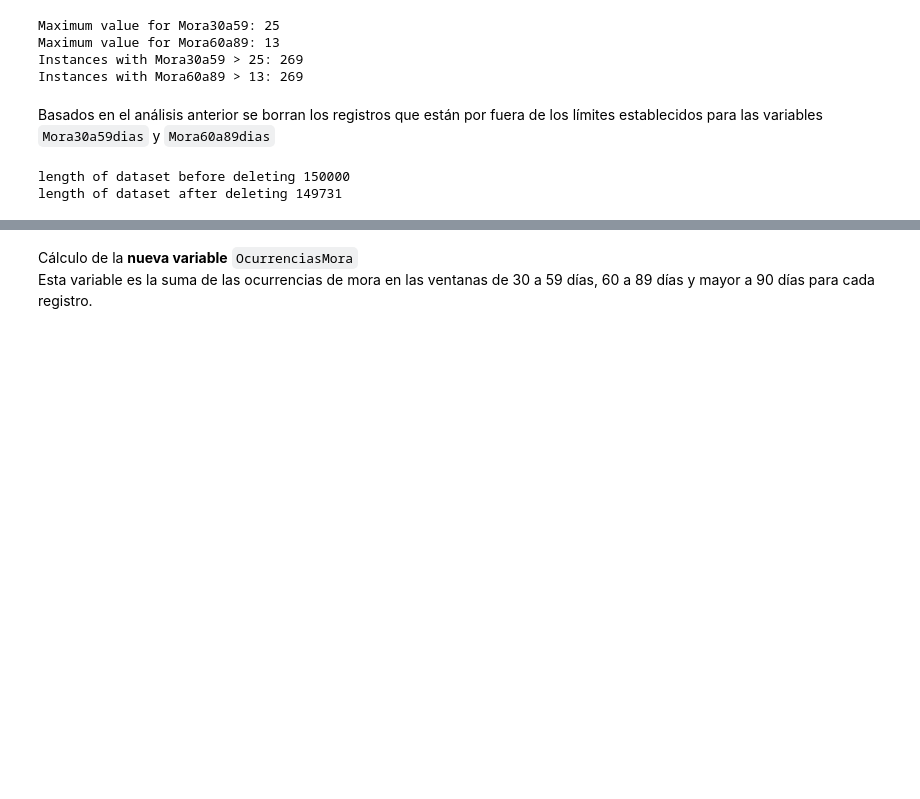
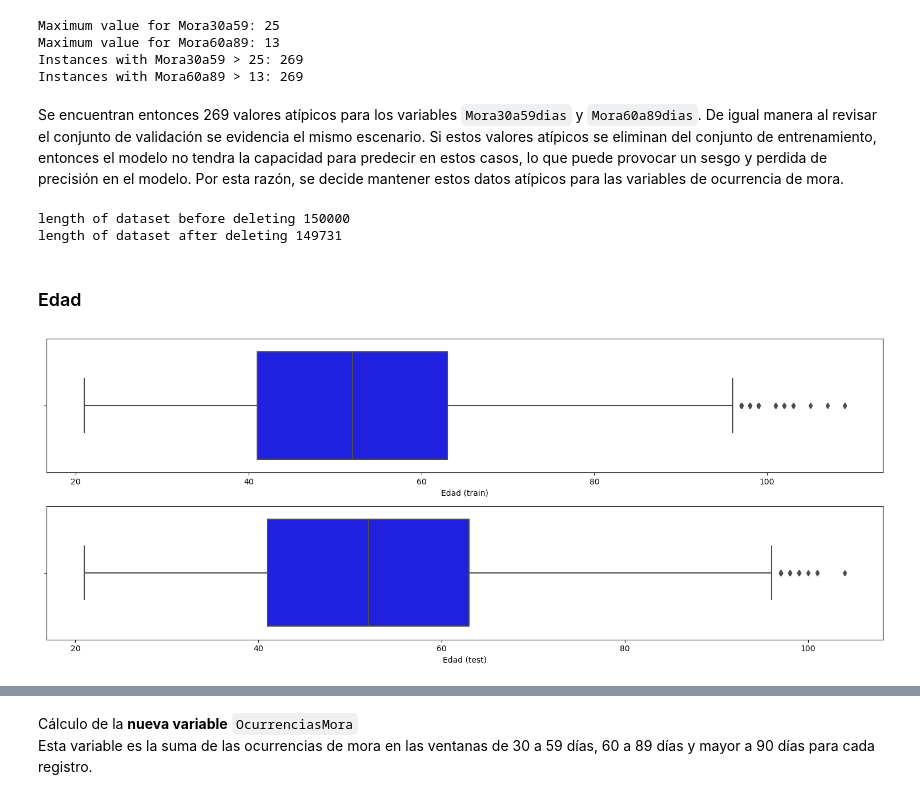
Before and after one commit to 00Fede/givemesomecredit, a Jupyter notebook: Preprocessing.ipynb, the cells around one changed output, grey strips where cells are left out. Cells and saved outputs as stored; diff of their text form; code cells hidden in the pictures; blank space fills up the shorter version.

```diff
--- a/Preprocessing.ipynb
+++ b/Preprocessing.ipynb
@@ -249,8 +319,8 @@ Maximum value for Mora30a59: 25
 Maximum value for Mora60a89: 13
 Instances with Mora30a59 > 25: 269
 Instances with Mora60a89 > 13: 269
-# %% [markdown]
-Basados en el análisis anterior se borran los registros que están por fuera de los límites establecidos para las variables `Mora30a59dias` y `Mora60a89dias`
+# %% [markdown]
+Se encuentran entonces 269 valores atípicos para los variables `Mora30a59dias` y `Mora60a89dias`. De igual manera al revisar el conjunto de validación se evidencia el mismo escenario. Si estos valores atípicos se eliminan del conjunto de entrenamiento, entonces el modelo no tendra la capacidad para predecir en estos casos, lo que puede provocar un sesgo y perdida de precisión en el modelo. Por esta razón, se decide mantener estos datos atípicos para las variables de ocurrencia de mora.
 # %%
 # TODO: Antes de eliminar tener en cuenta distribución en test
 print(f"length of dataset before deleting {len(d)}")
@@ -261,3 +329,9 @@ print(f"length of dataset after deleting {len(d)}")
 # %% [output]
 length of dataset before deleting 150000
 length of dataset after deleting 149731
+# %% [markdown]
+### Edad
+# %%
+plot_histograms_variables("Edad")
+# %% [output]
+[figure, added]
```
Also changed, not shown: parts of 38 cells of this notebook, 1 other file.
